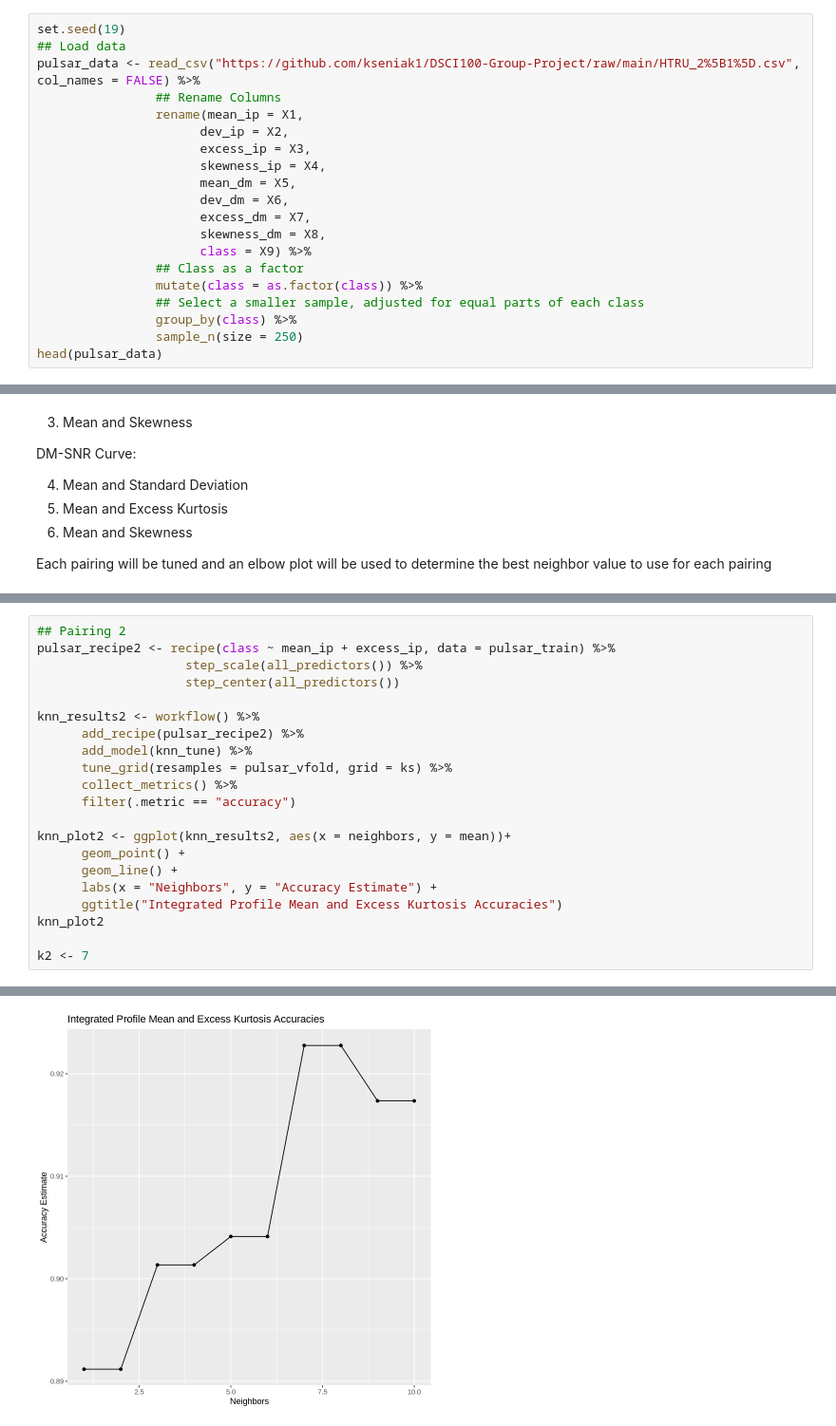
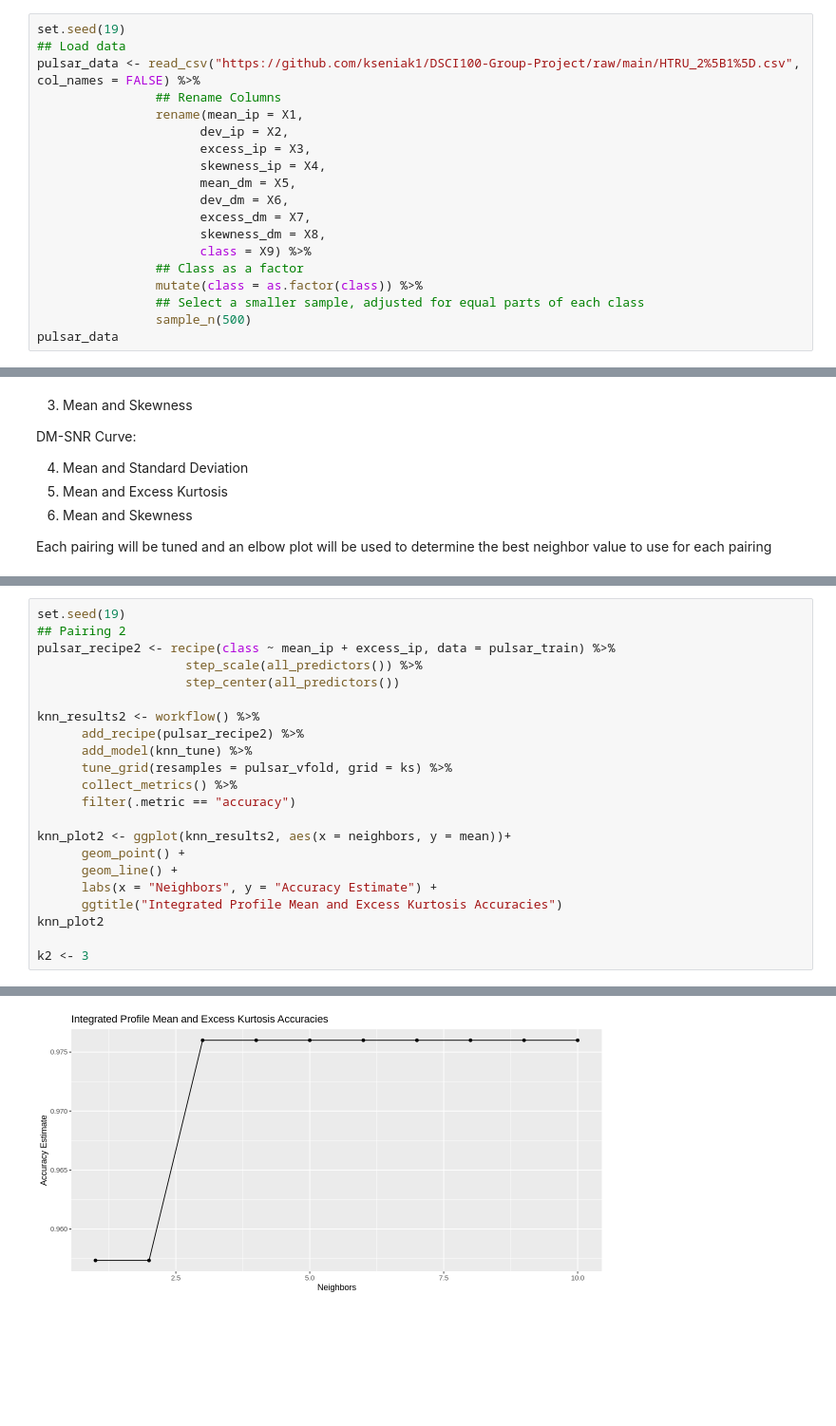
Before and after one commit to kseniak1/DSCI100-Project, a Jupyter notebook: Ksenia_notebook.ipynb, the cells around one changed output, grey strips where cells are left out. Shown at 95% size. Cells and saved outputs as stored; diff of their text form; blank space fills up the shorter version.

```diff
--- a/Ksenia_notebook.ipynb
+++ b/Ksenia_notebook.ipynb
@@ -38,9 +20,8 @@ pulsar_data <- read_csv("https://github.com/kseniak1/DSCI100-Group-Project/raw/m
                 ## Class as a factor
                 mutate(class = as.factor(class)) %>%
                 ## Select a smaller sample, adjusted for equal parts of each class
-                group_by(class) %>%
-                sample_n(size = 250)
-head(pulsar_data)
+                sample_n(500)
+pulsar_data
 # %% [output]
 Parsed with column specification:
 cols(
@@ -154,4 +133,5 @@ A tibble: 10 × 7
 # %%
+set.seed(19)
 ## Pairing 2
 pulsar_recipe2 <- recipe(class ~ mean_ip + excess_ip, data = pulsar_train) %>%
                     step_scale(all_predictors()) %>%
@@ -171,5 +151,5 @@ knn_plot2 <- ggplot(knn_results2, aes(x = neighbors, y = mean))+
       ggtitle("Integrated Profile Mean and Excess Kurtosis Accuracies")
 knn_plot2
 
-k2 <- 7
+k2 <- 3
 # %% [output]
@@ -189,2 +156,2 @@ A tibble: 10 × 7
-[figure, old version]
+[figure, new version]
 # %%
```
Also changed, not shown: parts of 8 cells of this notebook.
